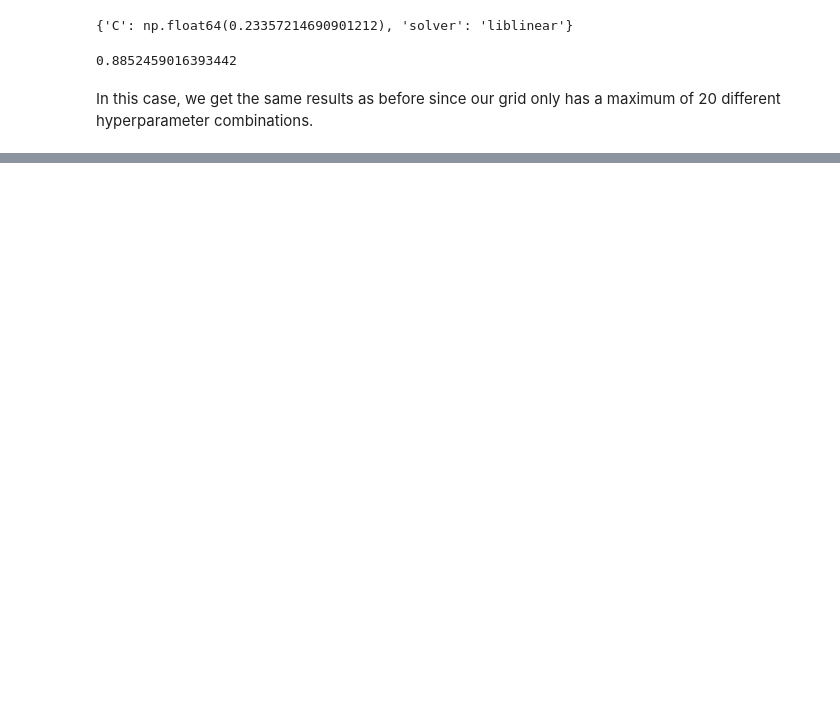
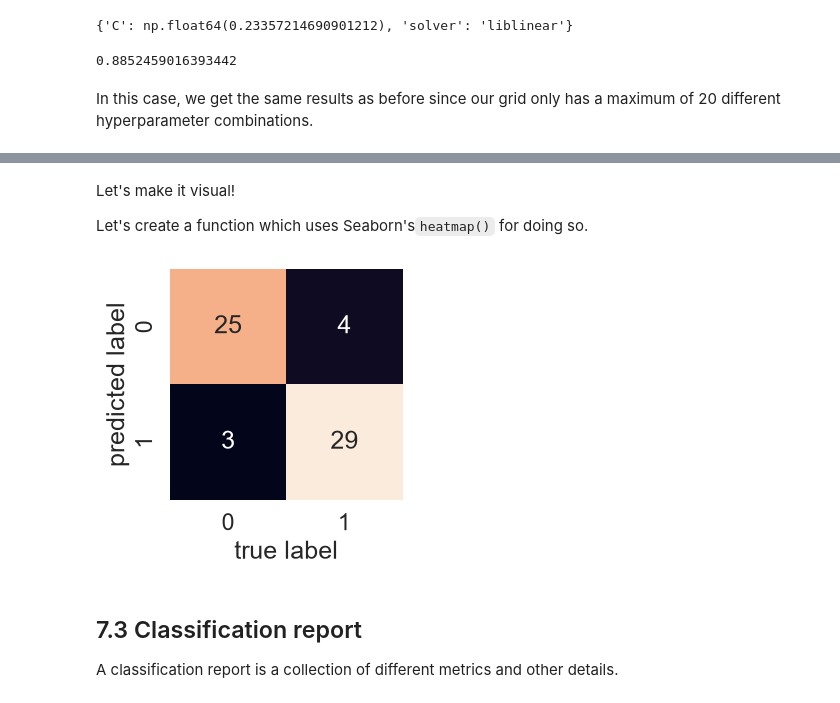
Before and after one commit to khushiraj-hash/heart-disease-project, a Jupyter notebook: heart_disease_prediction.ipynb, the cells around one changed output, grey strips where cells are left out. Cells and saved outputs as stored; diff of their text form; code cells hidden in the pictures; blank space fills up the shorter version.

```diff
--- a/heart_disease_prediction.ipynb
+++ b/heart_disease_prediction.ipynb
@@ -772,0 +796,3 @@ In this case, we get the same results as before since our grid only has a maximu
+# %%
+# Make Predictions on test data
+y_preds = gs_log_reg.predict(X_test)
@@ -772,0 +833,26 @@ In this case, we get the same results as before since our grid only has a maximu
+# %% [markdown]
+Let's make it visual!
+
+Let's create a function which uses Seaborn's`heatmap()` for doing so.
+# %%
+import seaborn as sns
+sns.set(font_scale=1.5)
+
+def plot_conf_mat(y_test, y_preds):
+    """
+    Plots a confusion matrix using Seaborn's heatmap().
+    """
+    fig, ax = plt.subplots(figsize=(3, 3))
+    ax = sns.heatmap(confusion_matrix(y_test, y_preds),
+                     annot=True, # Annotate the boxes
+                     cbar=False)
+    plt.xlabel("true label")
+    plt.ylabel("predicted label")
+
+plot_conf_mat(y_test, y_preds)
+# %% [output]
+[figure, added]
+# %% [markdown]
+## 7.3 Classification report
+
+A classification report is a collection of different metrics and other details.
```
Also changed, not shown: parts of 27 cells of this notebook.
